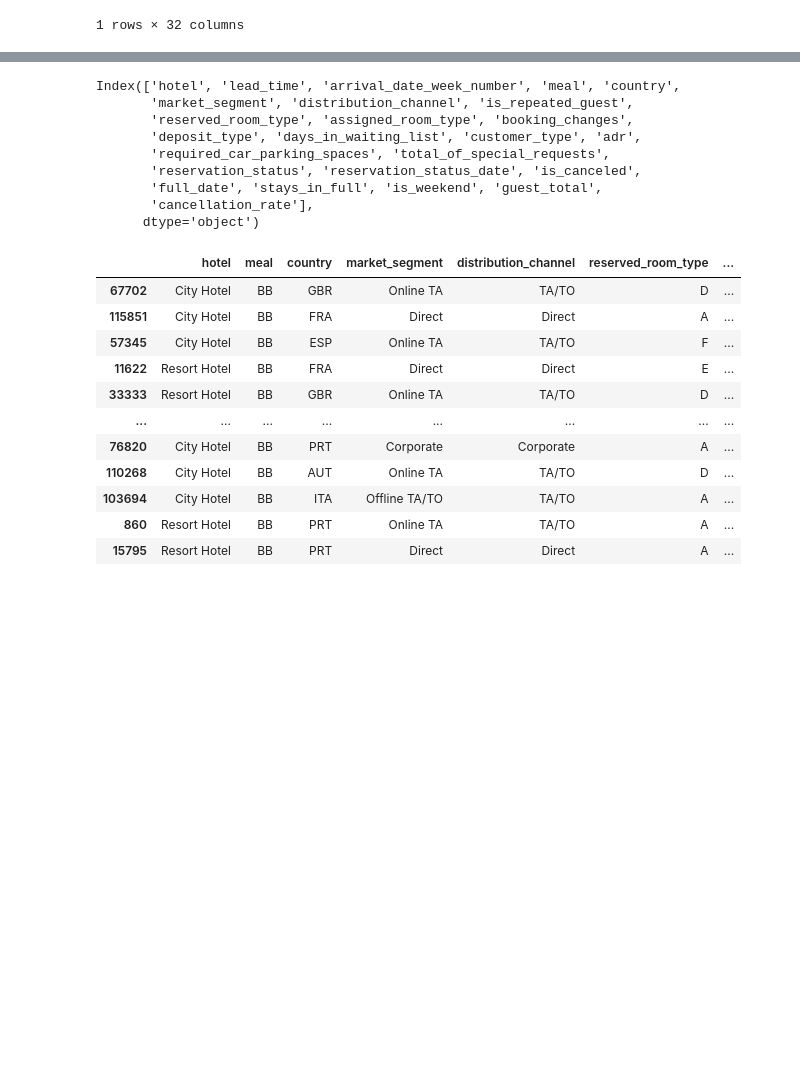
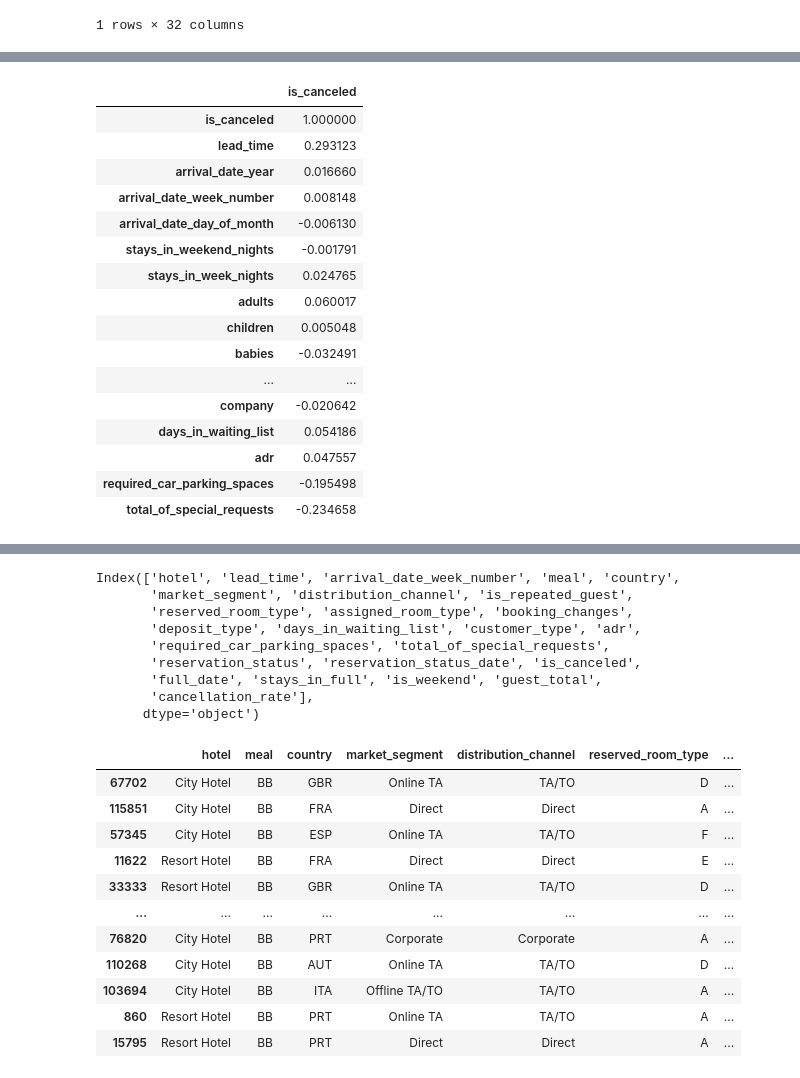
Before and after one commit to GabrielAsato/Curso_DS_Degree, a Jupyter notebook: Módulo 9 - Machine Learning I/Projetos/Projeto - hotel_bookings.ipynb, the cells around one changed output, grey strips where cells are left out. Drawn from its saved outputs; the diff is of its cells as text; code cells hidden in the pictures; blank space fills up the shorter version.

```diff
--- a/Módulo 9 - Machine Learning I/Projetos/Projeto - hotel_bookings.ipynb
+++ b/Módulo 9 - Machine Learning I/Projetos/Projeto - hotel_bookings.ipynb
@@ -104,0 +104,20 @@ Name: is_canceled, dtype: int64
+# %%
+pd.DataFrame(df.corr().iloc[:,0])
+# %% [output]
+|  | is_canceled |
+| is_canceled | 1.000000 |
+| lead_time | 0.293123 |
+| arrival_date_year | 0.016660 |
+| arrival_date_week_number | 0.008148 |
+| arrival_date_day_of_month | -0.006130 |
+| stays_in_weekend_nights | -0.001791 |
+| stays_in_week_nights | 0.024765 |
+| adults | 0.060017 |
+| children | 0.005048 |
+| babies | -0.032491 |
+| ... | ... |
+| company | -0.020642 |
+| days_in_waiting_list | 0.054186 |
+| adr | 0.047557 |
+| required_car_parking_spaces | -0.195498 |
+| total_of_special_requests | -0.234658 |
```
Also changed, not shown: parts of 6 cells of this notebook, 4 other files.
